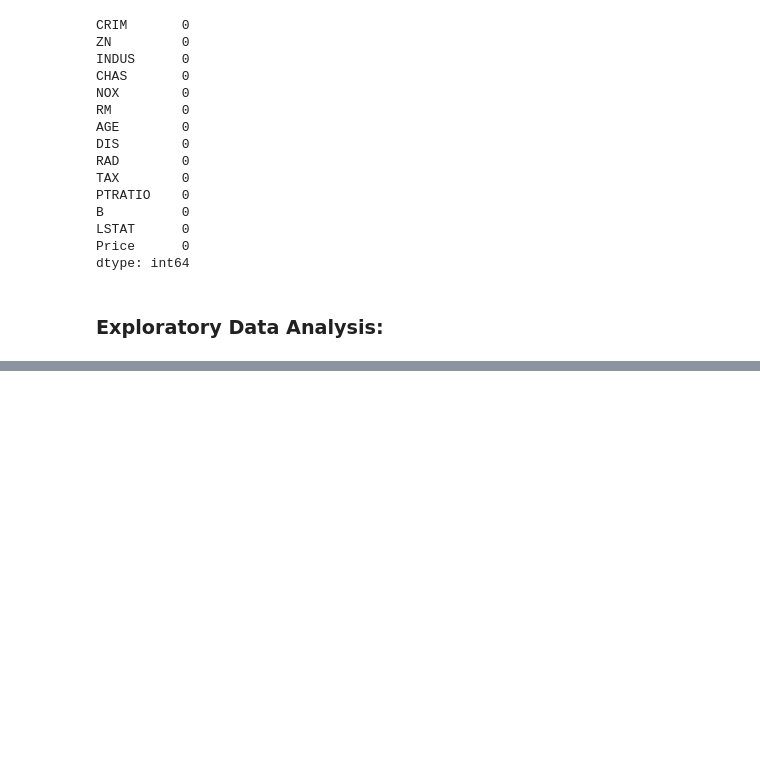
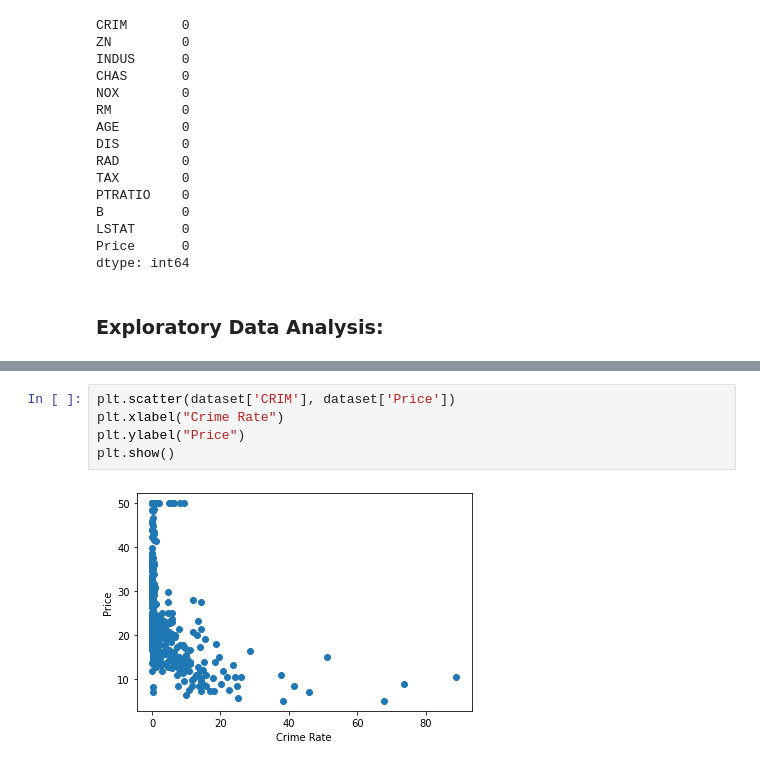
Before and after one commit to SiddheshCodeMaster/boston-housing-price-prediction-using-ML-, a Jupyter notebook: boston_housing_price_prediction.ipynb, the cells around one changed output, grey strips where cells are left out. Saved outputs shown, nothing was run; the diff lists cells and outputs as text; blank space fills up the shorter version.

```diff
--- a/boston_housing_price_prediction.ipynb
+++ b/boston_housing_price_prediction.ipynb
@@ -191,3 +191,10 @@ dataset.corr()
 | B | -0.385064 | 0.175520 | -0.356977 | 0.048788 | -0.380051 | 0.128069 | -0.273534 | 0.291512 | -0.444413 | -0.441808 | -0.177383 | ... |
 | LSTAT | 0.455621 | -0.412995 | 0.603800 | -0.053929 | 0.590879 | -0.613808 | 0.602339 | -0.496996 | 0.488676 | 0.543993 | 0.374044 | ... |
 | Price | -0.388305 | 0.360445 | -0.483725 | 0.175260 | -0.427321 | 0.695360 | -0.376955 | 0.249929 | -0.381626 | -0.468536 | -0.507787 | ... |
+# %%
+plt.scatter(dataset['CRIM'], dataset['Price'])
+plt.xlabel("Crime Rate")
+plt.ylabel("Price")
+plt.show()
+# %% [output]
+[figure, added]
```
Also changed, not shown: parts of 19 cells of this notebook.
